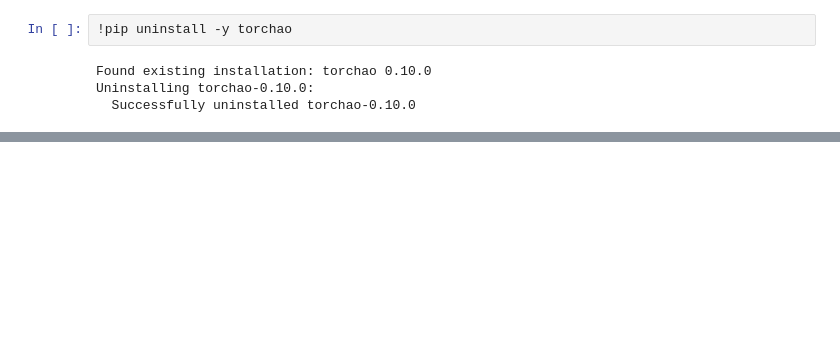
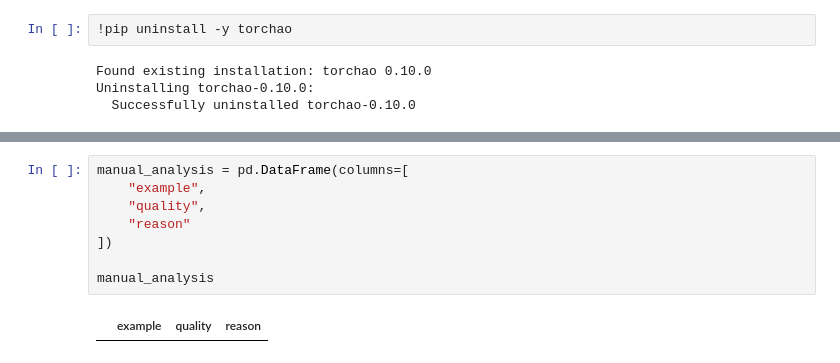
Before and after one commit to kartik2006-del/efficient-finetuning-lora, a Jupyter notebook: lora_finetuning.ipynb, the cells around one changed output, grey strips where cells are left out. Saved outputs shown, nothing was run; the diff lists cells and outputs as text; blank space fills up the shorter version.

```diff
--- a/lora_finetuning.ipynb
+++ b/lora_finetuning.ipynb
@@ -558,0 +350,10 @@ Mounted at /content/drive
+# %%
+manual_analysis = pd.DataFrame(columns=[
+    "example",
+    "quality",
+    "reason"
+])
+
+manual_analysis
+# %% [output]
+|  | example | quality | reason |
```
Also changed, not shown: parts of 68 cells of this notebook.
